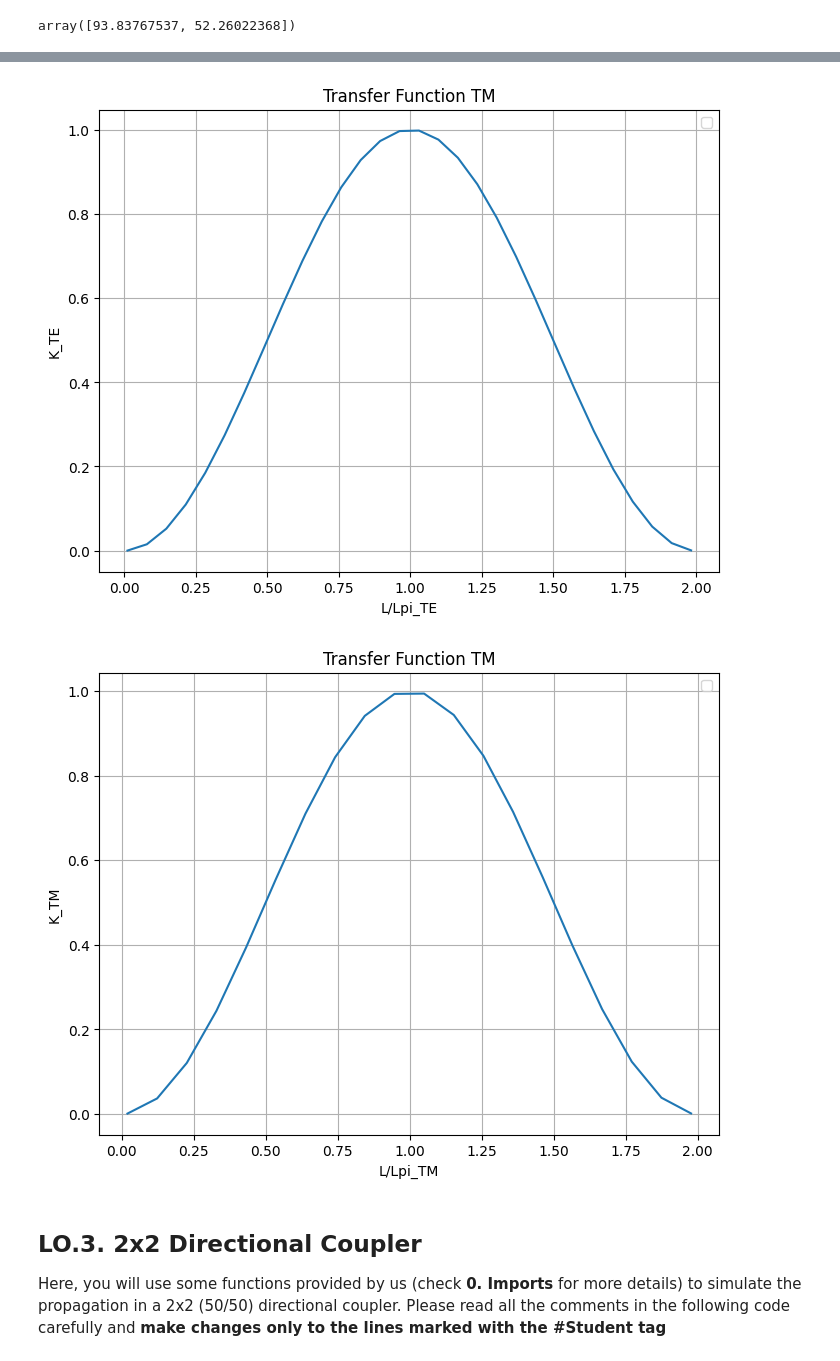
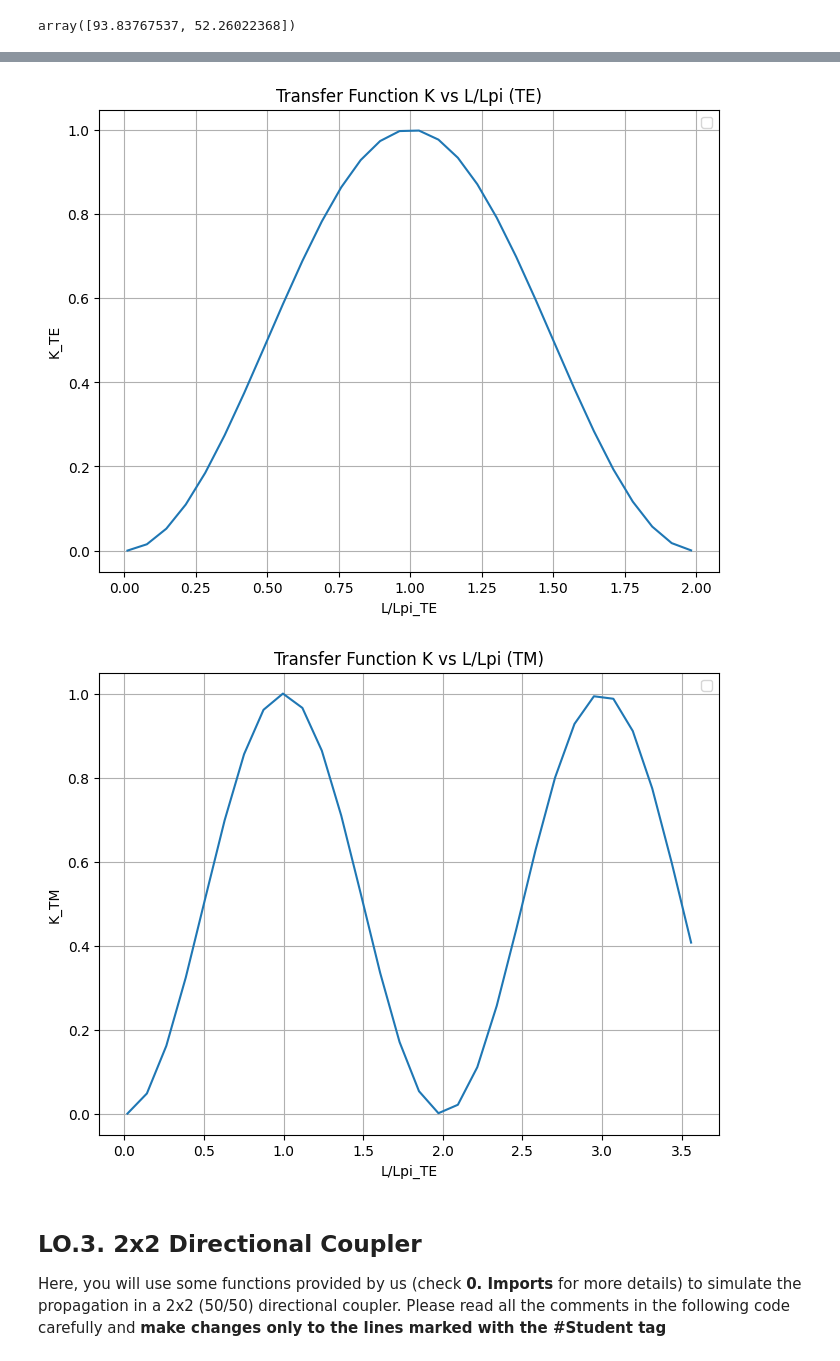
Before and after one commit to msarmas-UPV/cifoin-lab2, a Jupyter notebook: COUPLERS_Student.ipynb, the cells around one changed output, grey strips where cells are left out. Cells and saved outputs as stored; diff of their text form; code cells hidden in the pictures.

```diff
--- a/COUPLERS_Student.ipynb
+++ b/COUPLERS_Student.ipynb
@@ -206,32 +211,29 @@ print(L_pi_TM)
 [figure]
 # %%
 L = np.linspace(1,180, 30)
-K_TE = np.sin(0.5*np.pi*(L/L_pi_TE))**2
+K_TE = np.sin(0.5 * np.pi * (L / L_pi_TE))**2
+K_TM = np.sin(0.5 * np.pi * (L / L_pi_TM))**2
 
 plt.figure(figsize=(8, 6))
 plt.plot(L/L_pi_TE, K_TE)
-plt.title("Transfer Function TM")
+plt.title("Transfer Function K vs L/Lpi (TE)")
 plt.xlabel("L/Lpi_TE")
 plt.ylabel("K_TE")
 plt.grid(True)
 plt.legend()
 plt.show()
+
+plt.figure(figsize=(8, 6))
+plt.plot(L/L_pi_TM, K_TM)
+plt.title("Transfer Function K vs L/Lpi (TM)")
+plt.xlabel("L/Lpi_TE")
+plt.ylabel("K_TM")
+plt.grid(True)
+plt.legend()
+plt.show()
 # %% [output]
-[figure, old version]
+[figure, new version]
+[figure, added]
-# %%
-L = np.linspace(1,100, 20)
-K_TM = np.sin(0.5*np.pi*(L/L_pi_TM))**2
-
-plt.figure(figsize=(8, 6))
-plt.plot(L/L_pi_TM, K_TM)
-plt.title("Transfer Function TM")
-plt.xlabel("L/Lpi_TM")
-plt.ylabel("K_TM")
-plt.grid(True)
-plt.legend()
-plt.show()
-# %% [output]
-[figure, removed]
 # %% [markdown]
 ## LO.3. 2x2 Directional Coupler
 
```
Also changed, not shown: parts of 26 cells of this notebook.
